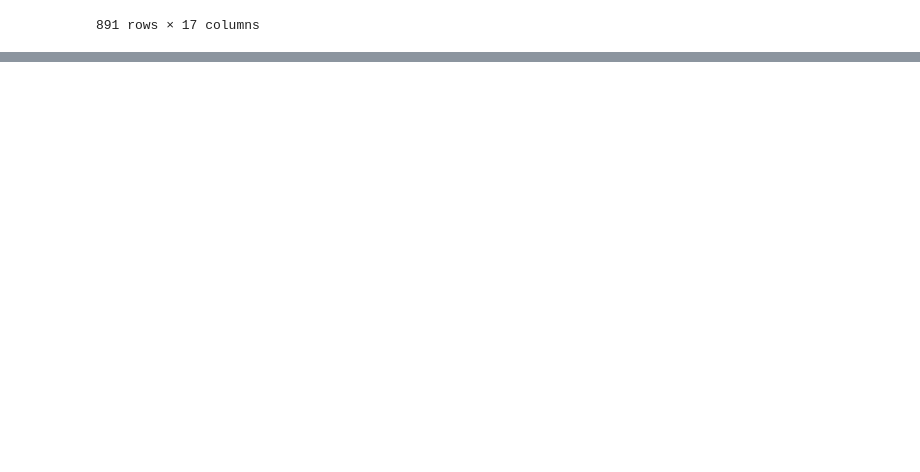
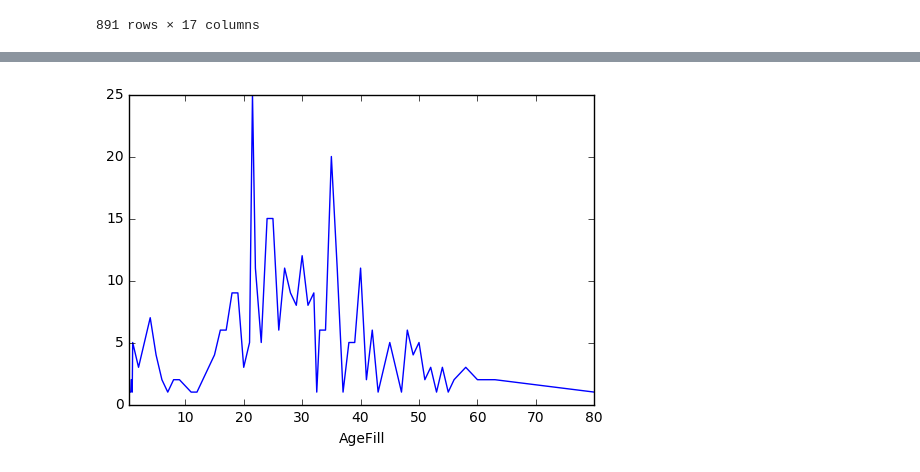
Before and after one commit to zackdu35/2016-2017, a Jupyter notebook: P1/pandas.ipynb, the cells around one changed output, grey strips where cells are left out. Saved outputs shown, nothing was run; the diff lists cells and outputs as text; code cells hidden in the pictures; blank space fills up the shorter version.

```diff
--- a/P1/pandas.ipynb
+++ b/P1/pandas.ipynb
@@ -492,3 +487,15 @@ Proportion survivor when value of Pclass
 2    0.472826
 3    0.242363
 dtype: float64
+# %%
+
+#-------------------we will explore if age influence survival-------------------
+
+survivor_by_age = train_data[train_data['Survived'] == 1].groupby('AgeFill').size()
+
+survivor_by_age.plot.line()
+P.show()
+
+#a premiere vue peu de chance de survie si 15 < passager.age & 60 > passager.age
+# %% [output]
+[figure, added]
```
Also changed, not shown: parts of 3 cells of this notebook.
